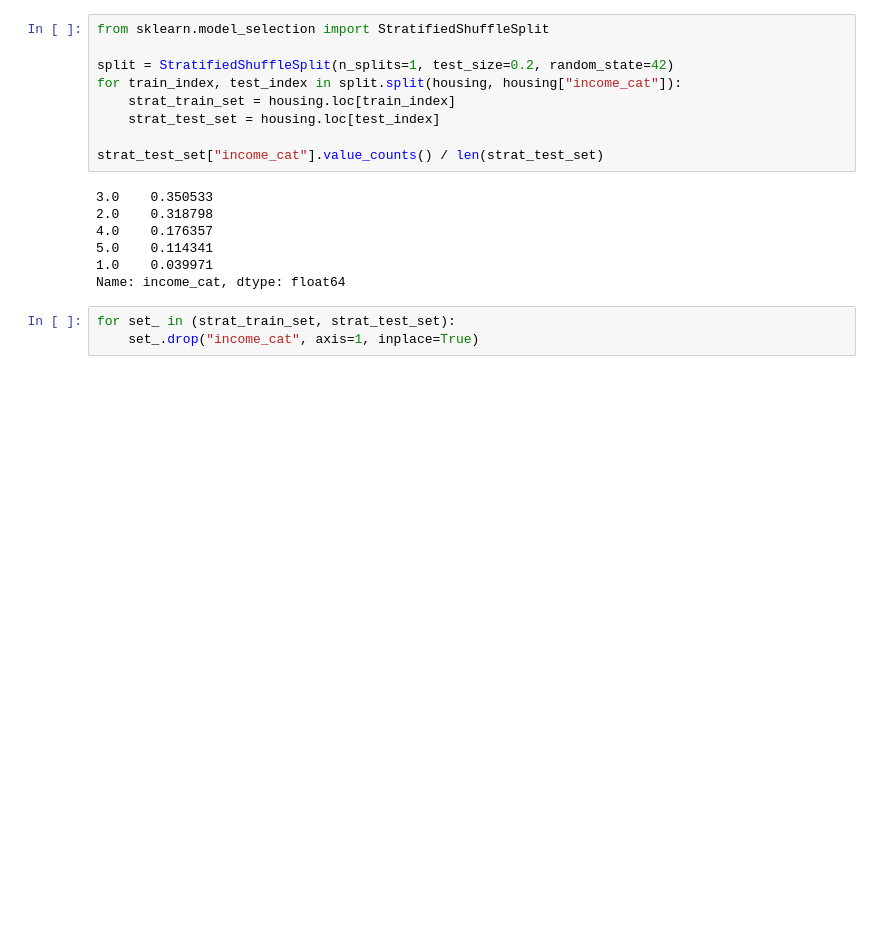
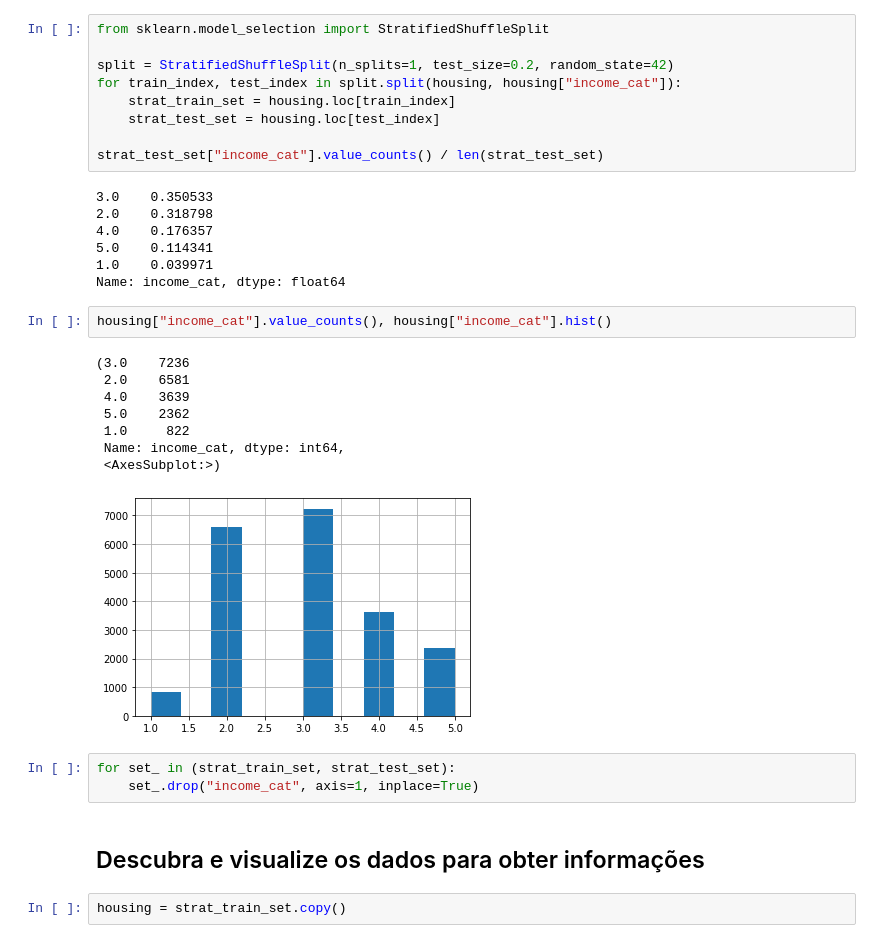
Before and after one commit to caioopra/Programming-leassons, a Jupyter notebook: maos_a_obra-ML/capitulo2/capitulo2.ipynb, the cells around one changed output. Drawn from its saved outputs; the diff is of its cells as text; blank space fills up the shorter version.

```diff
--- a/maos_a_obra-ML/capitulo2/capitulo2.ipynb
+++ b/maos_a_obra-ML/capitulo2/capitulo2.ipynb
@@ -129,6 +137,21 @@ strat_test_set["income_cat"].value_counts() / len(strat_test_set)
 5.0    0.114341
 1.0    0.039971
 Name: income_cat, dtype: float64
+# %%
+housing["income_cat"].value_counts(), housing["income_cat"].hist()
+# %% [output]
+(3.0    7236
+ 2.0    6581
+ 4.0    3639
+ 5.0    2362
+ 1.0     822
+ Name: income_cat, dtype: int64,
+ <AxesSubplot:>)
+[figure, added]
 # %%
 for set_ in (strat_train_set, strat_test_set):
     set_.drop("income_cat", axis=1, inplace=True)
+# %% [markdown]
+## Descubra e visualize os dados para obter informações
+# %%
+housing = strat_train_set.copy()
```
Also changed, not shown: parts of 21 cells of this notebook.
